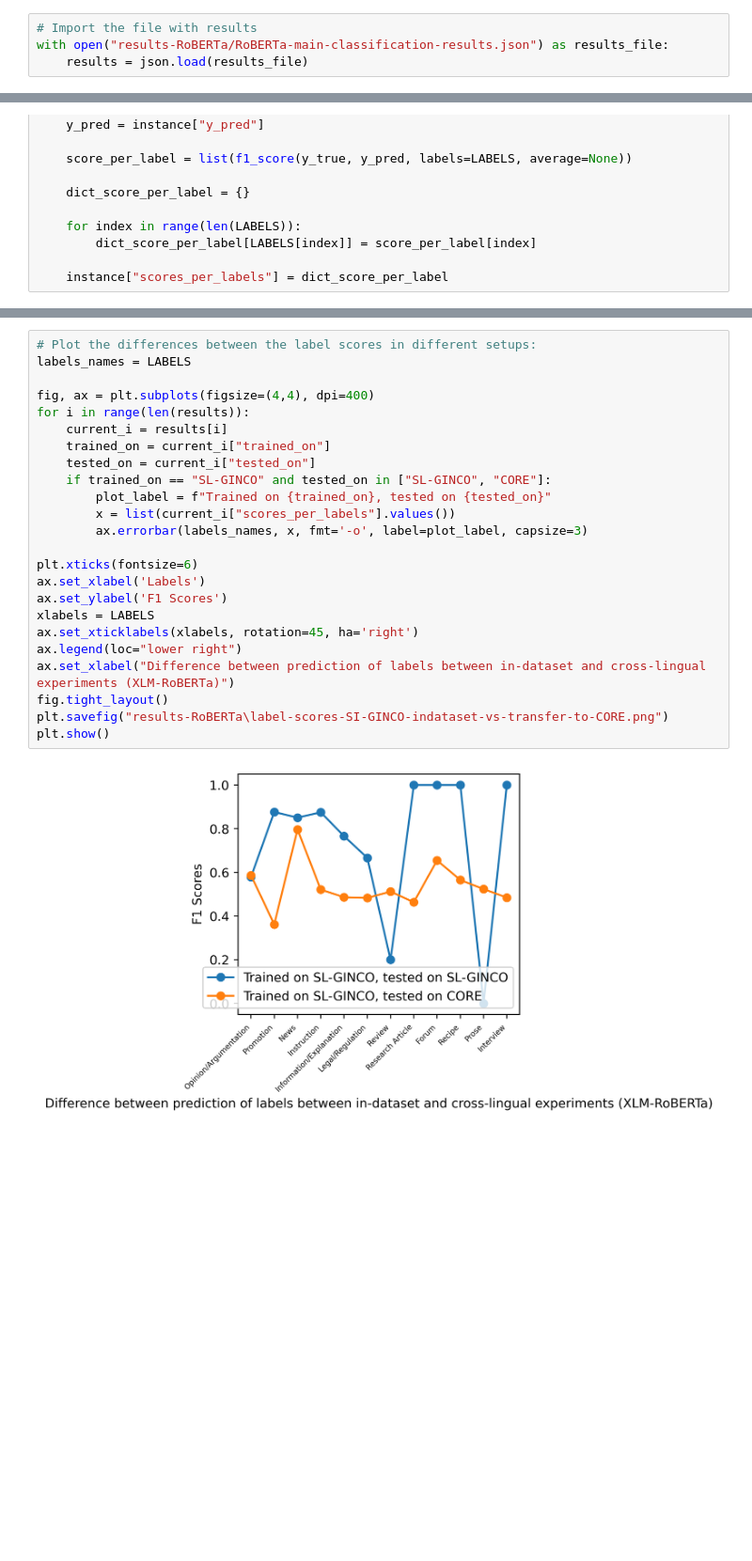
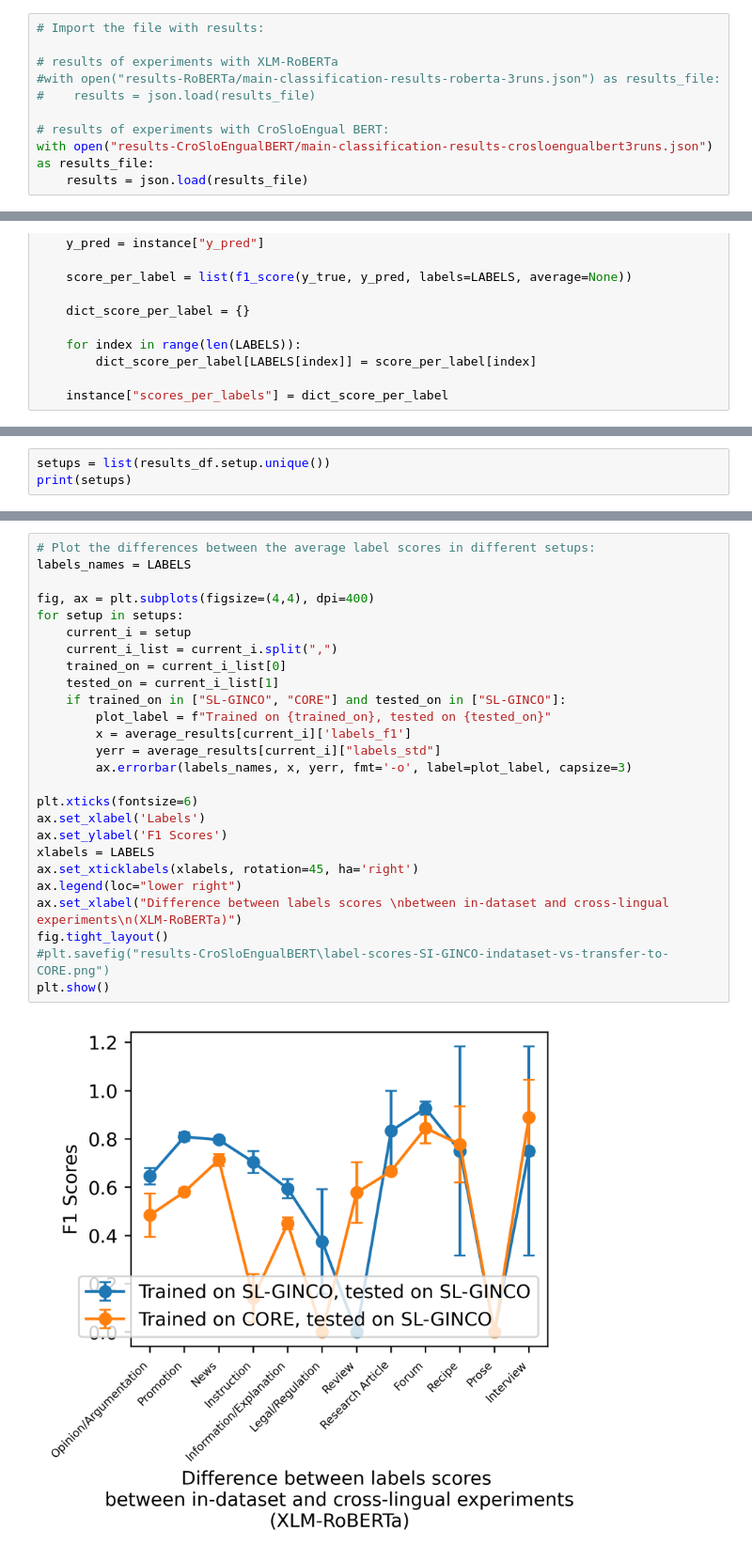
Before and after one commit to TajaKuzman/Cross-Lingual-and-Cross-Dataset-Experiments-with-Genre-Datasets, a Jupyter notebook: 4-Analysing-Results.ipynb, the cells around one changed output, grey strips where cells are left out. Shown at 94% size. Cells and saved outputs as stored; diff of their text form; blank space fills up the shorter version.

Commit message:
Results published

```diff
--- a/4-Analysing-Results.ipynb
+++ b/4-Analysing-Results.ipynb
@@ -6,6 +9,12 @@ import matplotlib.pyplot as plt
 # %%
-# Import the file with results
-with open("results-RoBERTa/RoBERTa-main-classification-results.json") as results_file:
+# Import the file with results:
+
+# results of experiments with XLM-RoBERTa
+#with open("results-RoBERTa/main-classification-results-roberta-3runs.json") as results_file:
+#    results = json.load(results_file)
+
+# results of experiments with CroSloEngual BERT:
+with open("results-CroSloEngualBERT/main-classification-results-crosloengualbert3runs.json") as results_file:
     results = json.load(results_file)
 # %%
 # Import one training file to get the labels.
@@ -61,0 +90,3 @@ results_df.head()
+# %%
+setups = list(results_df.setup.unique())
+print(setups)
@@ -62,26 +307,28 @@ results_df.head()
 # %%
-# Plot the differences between the label scores in different setups:
+# Plot the differences between the average label scores in different setups:
 labels_names = LABELS
 
 fig, ax = plt.subplots(figsize=(4,4), dpi=400)
-for i in range(len(results)):
-    current_i = results[i]
-    trained_on = current_i["trained_on"]
-    tested_on = current_i["tested_on"]
-    if trained_on == "SL-GINCO" and tested_on in ["SL-GINCO", "CORE"]:
+for setup in setups:
+    current_i = setup
+    current_i_list = current_i.split(",")
+    trained_on = current_i_list[0]
+    tested_on = current_i_list[1]
+    if trained_on in ["SL-GINCO", "CORE"] and tested_on in ["SL-GINCO"]:
         plot_label = f"Trained on {trained_on}, tested on {tested_on}"
-        x = list(current_i["scores_per_labels"].values())
-        ax.errorbar(labels_names, x, fmt='-o', label=plot_label, capsize=3)
+        x = average_results[current_i]['labels_f1']
+        yerr = average_results[current_i]["labels_std"]
+        ax.errorbar(labels_names, x, yerr, fmt='-o', label=plot_label, capsize=3)
 
 plt.xticks(fontsize=6)
 ax.set_xlabel('Labels')
 ax.set_ylabel('F1 Scores')
 xlabels = LABELS
 ax.set_xticklabels(xlabels, rotation=45, ha='right')
 ax.legend(loc="lower right")
-ax.set_xlabel("Difference between prediction of labels between in-dataset and cross-lingual experiments (XLM-RoBERTa)")
+ax.set_xlabel("Difference between labels scores \nbetween in-dataset and cross-lingual experiments\n(XLM-RoBERTa)")
 fig.tight_layout()
-plt.savefig("results-RoBERTa\label-scores-SI-GINCO-indataset-vs-transfer-to-CORE.png")
+#plt.savefig("results-CroSloEngualBERT\label-scores-SI-GINCO-indataset-vs-transfer-to-CORE.png")
 plt.show()
 # %% [output]
-[figure, old version]
+[figure, new version]
```
Also changed, not shown: parts of 24 cells of this notebook, 23 other files.
